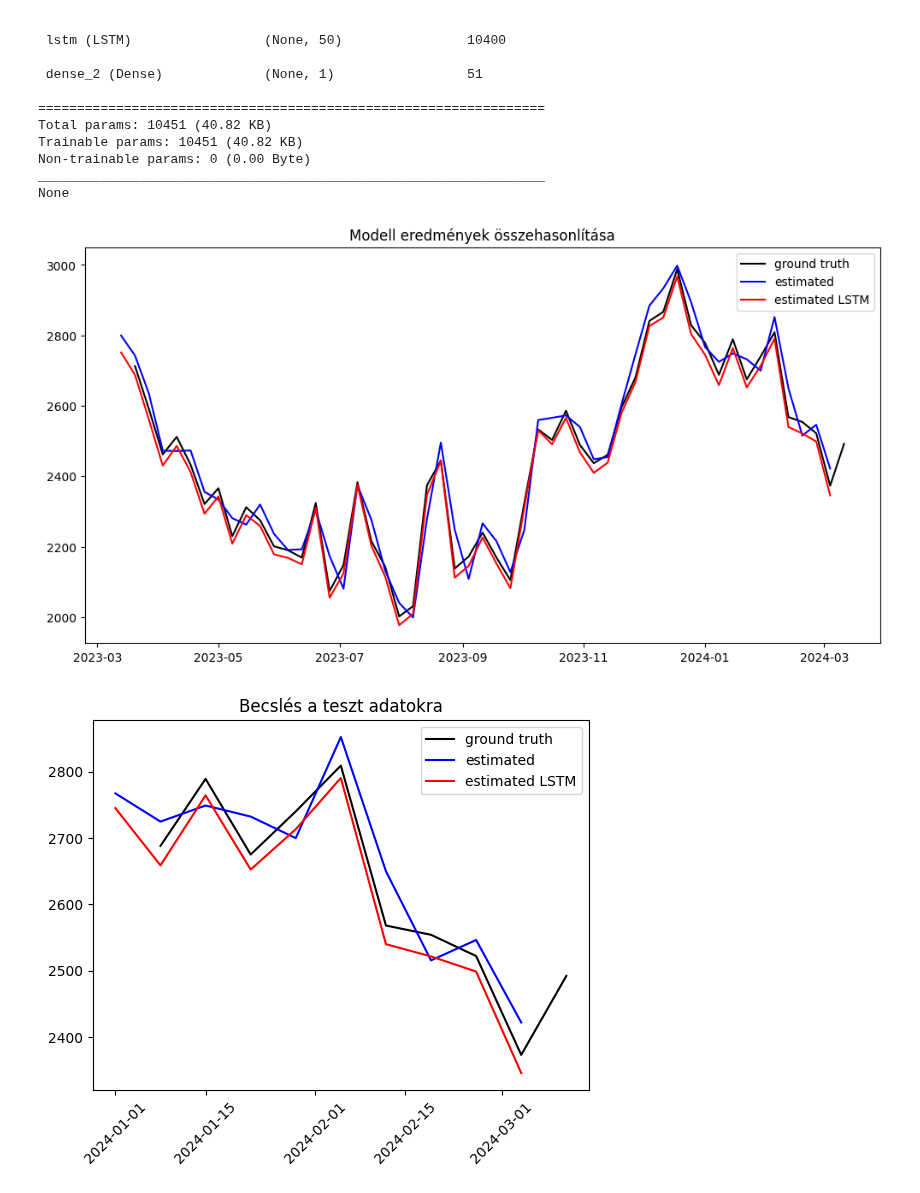
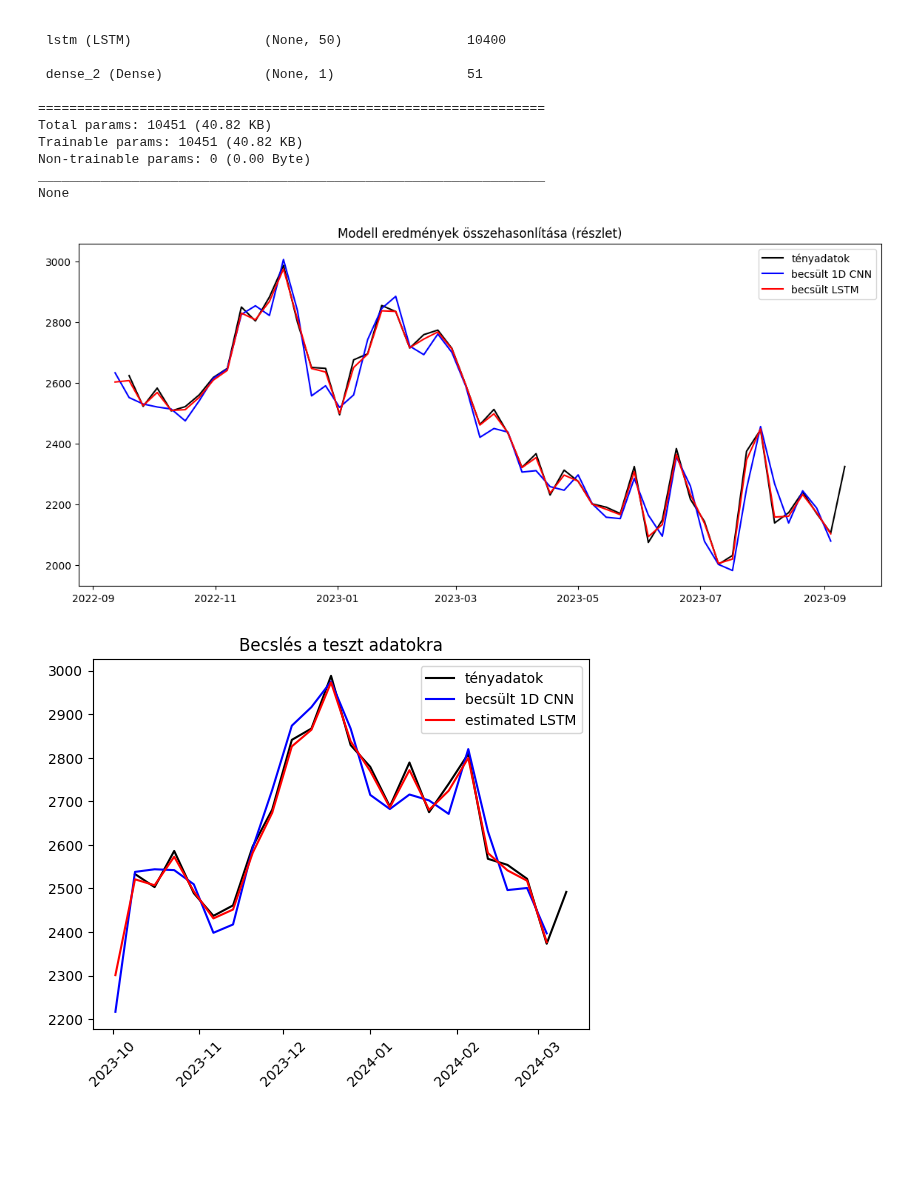
Before and after one commit to OSGeoLabBp/tutorials, a Jupyter notebook: hungarian/machine_learning/lessons/time_series.ipynb, the cells around one changed output. Drawn from its saved outputs; the diff is of its cells as text; code cells hidden in the pictures; blank space fills up the shorter version.

```diff
--- a/hungarian/machine_learning/lessons/time_series.ipynb
+++ b/hungarian/machine_learning/lessons/time_series.ipynb
@@ -135,12 +135,13 @@ None
 Hasonlítsuk össze az ismert értékeket a modellből becsült adatokkal.
 # %%
 # predict values from model
-offset = int(n_steps / 2)
-test_size = y_test.shape[0]
-y_pred = model.predict(X_test, verbose=0)
-plt.figure(figsize=(12,6))
-plt.plot(df["start"][-test_size:], y_test, label='ground truth')
-plt.plot(df["start"][-test_size-offset:-offset], y_pred, label='estimated')   # TODO one week shift!
+train_size = y_train.shape[0]
+y_pred = model.predict(X_train, verbose=0)
+plt.figure(figsize=(14,6))
+plt.xlabel("dátum")
+plt.ylabel("fő")
+plt.plot(df["start"][:train_size], y_train, linewidth=5.0, label='tényadatok')
+plt.plot(df["start"][:train_size], y_train, label='becsült')   # TODO one week shift!
 plt.legend()
-_ = plt.title('Ismert és becsült adatok (részlet)')
+_ = plt.title('Ismert és becsült adatok')
 # %% [output]
@@ -192,7 +198,7 @@ lstm_model = Model(inputs, outputs)
 lstm_model.compile(optimizer='adam', loss='mse')
 print(lstm_model.summary())
 
-hist =lstm_model.fit(X_train, y_train, validation_data=(X_test, y_test), epochs=500, verbose=0)
+lstm_hist =lstm_model.fit(X_train, y_train, validation_data=(X_test, y_test), epochs=500, verbose=0)
 # %% [output]
 WARNING:tensorflow:Layer lstm will not use cuDNN kernels since it doesn't meet the criteria. It will use a generic GPU kernel as fallback when running on GPU.
 Model: "model"
@@ -213,23 +219,24 @@ _________________________________________________________________
 None
 # %%
 # predict values from model
-y_lstm_pred = lstm_model.predict(X, verbose=0)
-plt.figure(figsize=(12,6))
-plt.plot(df["start"][-52:], y[-52:], c='black', label='ground truth')   # TODO one week shift!
-plt.plot(df["start"][-52-offset:-offset], y_pred[-52:], c='blue', label='estimated')
-plt.plot(df["start"][-52-offset:-offset], y_lstm_pred[-52:], c='red', label='estimated LSTM')
+y_lstm_pred = lstm_model.predict(X_train, verbose=0)
+plt.figure(figsize=(14,6))
+plt.plot(df["start"][train_size-52:train_size], y_train[-52:], c='black', label='tényadatok')
+plt.plot(df["start"][train_size-52-offset:train_size-offset], y_pred[-52:], c='blue', label='becsült 1D CNN')
+plt.plot(df["start"][train_size-52-offset:train_size-offset], y_lstm_pred[-52:], c='red', label='becsült LSTM')
 plt.legend()
-_ = plt.title('Modell eredmények összehasonlítása')
+_ = plt.title('Modell eredmények összehasonlítása (részlet)')
 # %% [output]
-[figure, old version]
+[figure, new version]
 # %%
-plt.plot(df['start'][-y_test.shape[0]:], y_test, c='black', label='ground truth')
-plt.plot(df['start'][-y_test.shape[0]-offset:-offset], y_pred[-y_test.shape[0]:], c='blue', label='estimated')
-plt.plot(df['start'][-y_test.shape[0]-offset:-offset], y_lstm_pred[-y_test.shape[0]:], c='red', label='estimated LSTM')
+y_lstm_test_pred = lstm_model.predict(X_test, verbose=0)
+plt.plot(df['start'][-test_size:], y_test, c='black', label='tényadatok')
+plt.plot(df['start'][-test_size-offset:-offset], y_test_pred, c='blue', label='becsült 1D CNN')
+plt.plot(df['start'][-test_size-offset:-offset], y_lstm_test_pred, c='red', label='estimated LSTM')
 plt.xticks(rotation=45)
 plt.legend()
 _ = plt.title('Becslés a teszt adatokra')
 # %% [output]
-[figure, old version]
+[figure, new version]
 # %%
 print("            CNN      RNN")
```
Also changed, not shown: parts of 8 cells of this notebook.
